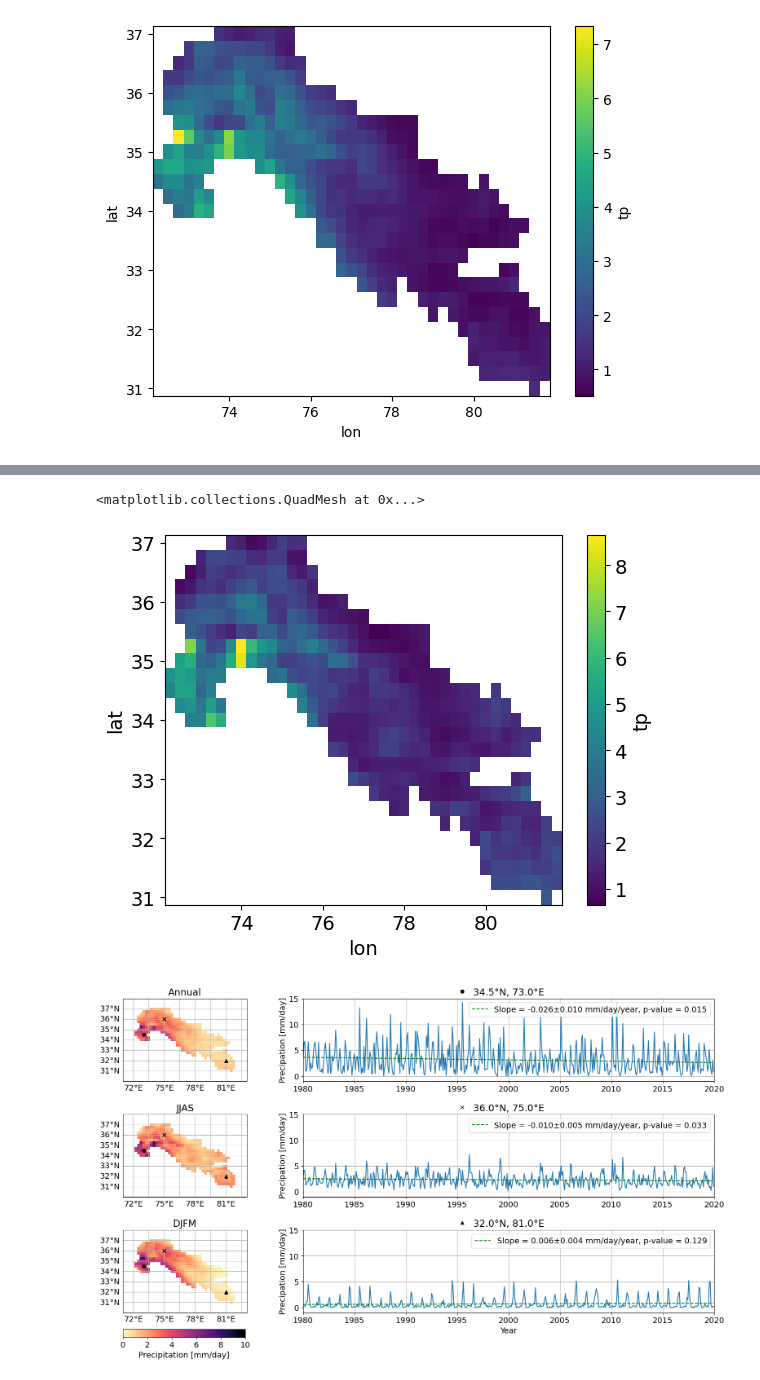
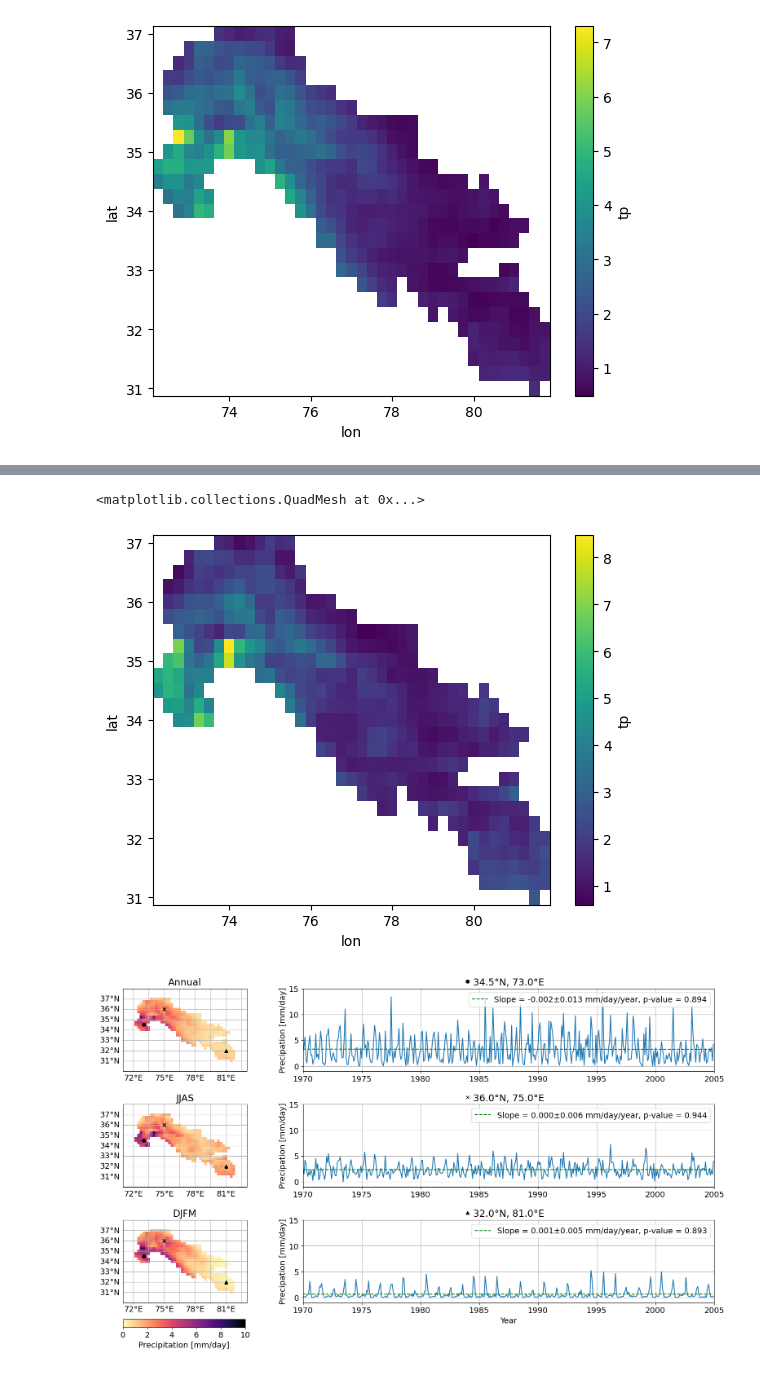
Before and after one commit to kenzaxtazi/precip-prediction, a Jupyter notebook: analysis/era5_visulisation.ipynb, the cells around one changed output, grey strips where cells are left out. Saved outputs shown, nothing was run; the diff lists cells and outputs as text; code cells hidden in the pictures.

Commit message:
plots and corresponding notebooks

```diff
--- a/analysis/era5_visulisation.ipynb
+++ b/analysis/era5_visulisation.ipynb
@@ -13,6 +13,6 @@ import matplotlib.pyplot as plt
 import cartopy.crs as ccrs
 import cartopy.feature as cf
 # %%
-data = era5.collect_ERA5('uib', '1980', '2020')
+data = era5.collect_ERA5('uib', '1970', '2005')
 # %% [output]
 indus
@@ -172,7 +172,7 @@ tp_data_DJFM.mean(dim='time').plot(x='lon', y='lat')
 tp_data_JJAS.mean(dim='time').plot(x='lon', y='lat')
 # %% [output]
 <matplotlib.collections.QuadMesh at 0x...>
-[figure, old version]
+[figure, new version]
 # %%
 plt.rcParams.update({'font.size': 14})
 # %%
@@ -221,34 +221,34 @@ ax[1,1] = fig.add_subplot(3, 2, 4)
 ax[2,1] = fig.add_subplot(3, 2, 6)
 
 # Data
 linear_models =  list_linear_mods
 N = len(timeseries)
 
 markers = ['o', 'x', '^',]
 for n in range(N):
     (slope, intercept, _, p_value, std_err) = linear_models[n]
     time = timeseries[n].time.values
     ax[n, 1].plot(timeseries[n].time.values, timeseries[n].tp.values)
     ax[n, 1].set_title(str(timeseries[n].lat.values[0]) +
                         "°N, " + str(timeseries[n].lon.values[0]) + "°E")
     ax[n, 1].plot(
         time,
         slope * time + intercept,
         color="green",
         linestyle="--",
         label="Slope = %.3f±%.3f mm/day/year, p-value = %.3f"% (slope, std_err, p_value),
     )
     ax[n, 1].set_xlabel(" ")
     ax[n, 1].grid(True)
     ax[n, 1].legend(loc='upper right')
     ax[n, 1].set_ylim(-1, 15)
-    ax[n, 1].set_xlim(1980, 2020)
+    ax[n, 1].set_xlim(1970, 2005)
     ax[n, 1].set_ylabel("Precipation [mm/day]")
-    ax[n, 1].plot(1995.5, 16.4, marker=markers[n], color='black', clip_on=False)
+    ax[n, 1].plot(1984, 16.4, marker=markers[n], color='black', clip_on=False)
 
 
 ax[2, 1].set_xlabel("Year")
 plt.tight_layout()
-plt.savefig('era5_vis.pdf', dpi=300)
+plt.savefig('era5_vis.pdf', bbox_inches='tight', dpi=300)
 # %% [output]
-[figure, old version]
+[figure, new version]
```
Also changed, not shown: parts of 5 cells of this notebook, 10 other files.
